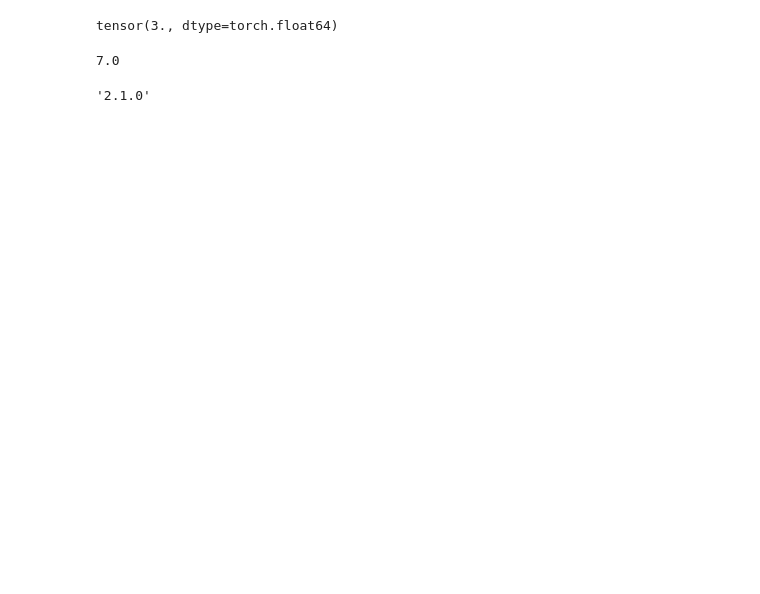
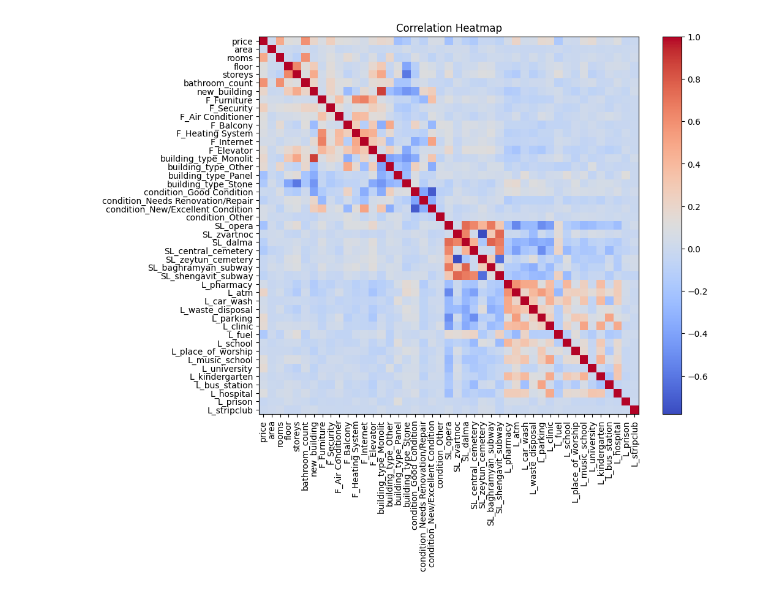
Before and after one commit to PetrosTepoyan/capstone, a Jupyter notebook: FINAL_NOTEBOOKS/Analysing Feature Importances.ipynb, the cells around one changed output. Saved outputs shown, nothing was run; the diff lists cells and outputs as text; code cells hidden in the pictures; blank space fills up the shorter version.

```diff
--- a/FINAL_NOTEBOOKS/Analysing Feature Importances.ipynb
+++ b/FINAL_NOTEBOOKS/Analysing Feature Importances.ipynb
@@ -21,13 +17,34 @@ L1Loss()
 # %%
-c = torch.nn.L1Loss()
-c(torch.tensor([1,2,3], dtype=torch.float64), torch.tensor([4,5,6], dtype=torch.float64))
+data = pd.read_csv("../processed_data/data.csv")
+data = data.drop(columns = ["SL_barekamutyun_subway", "SL_gergin_subway",
+                     "SL_sasunci_subway", "SL_yeritasardakan_subway",
+                            "SL_avan", "SL_charbakh_subway",
+                            "SL_gorcarain_subway", 'latitude', 'longitude',
+                            'SL_yerablur', 'SL_malibu', "SL_massiv", 'SL_yerevan_mall',
+                            "SL_aua", "SL_avan_cemetery", "SL_nork_cemetery",
+                            "SL_zoravar_subway", "SL_davtashen_cemetery",
+                            "SL_shumyan_cemetery",
+
+                            "L_bank", "L_payment_terminal"
+                           ])
-# %% [output]
-tensor(3., dtype=torch.float64)
-# %%
-abs(1 - 4) + abs(2-5) + abs(3-6)/3
-# %% [output]
-7.0
-# %%
-torch.__version__
-# %% [output]
-'2.1.0'
+# %%
+import pandas as pd
+import numpy as np
+import matplotlib.pyplot as plt
+
+# Calculate the correlation matrix
+correlation_matrix = data.corr()
+
+# Create a heatmap to visualize the correlations
+plt.figure(figsize=(10, 8))
+plt.imshow(correlation_matrix, cmap='coolwarm', interpolation='none', aspect='auto')
+plt.colorbar()
+plt.xticks(range(len(correlation_matrix.columns)), correlation_matrix.columns, rotation='vertical')
+plt.yticks(range(len(correlation_matrix.columns)), correlation_matrix.columns)
+plt.title('Correlation Heatmap')
+plt.show()
+
+# Optionally, you can save the correlation matrix to a new DataFrame
+correlation_df = pd.DataFrame(correlation_matrix, columns=data.columns, index=data.columns)
+# %% [output]
+[figure, added]
```
Also changed, not shown: parts of 11 cells of this notebook, 3 other files.
